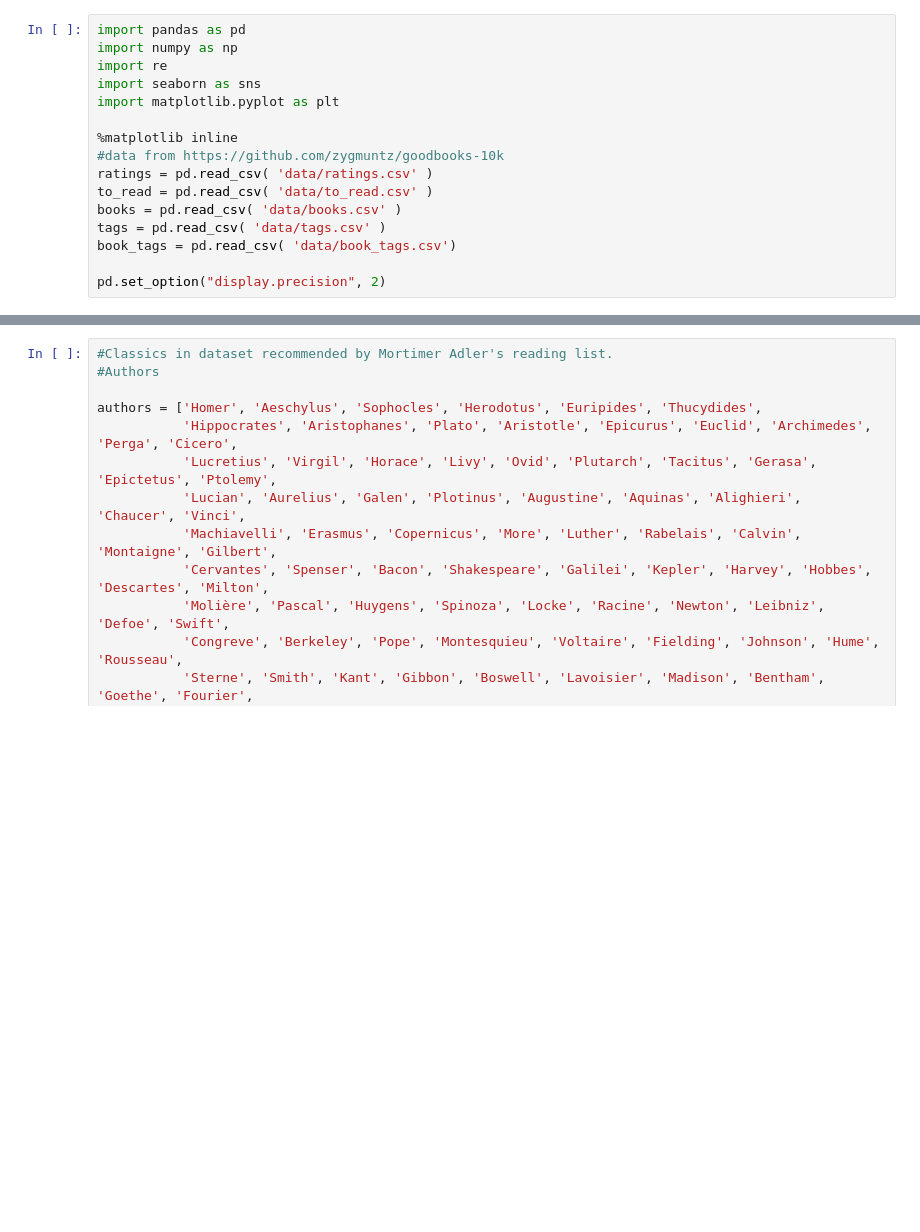
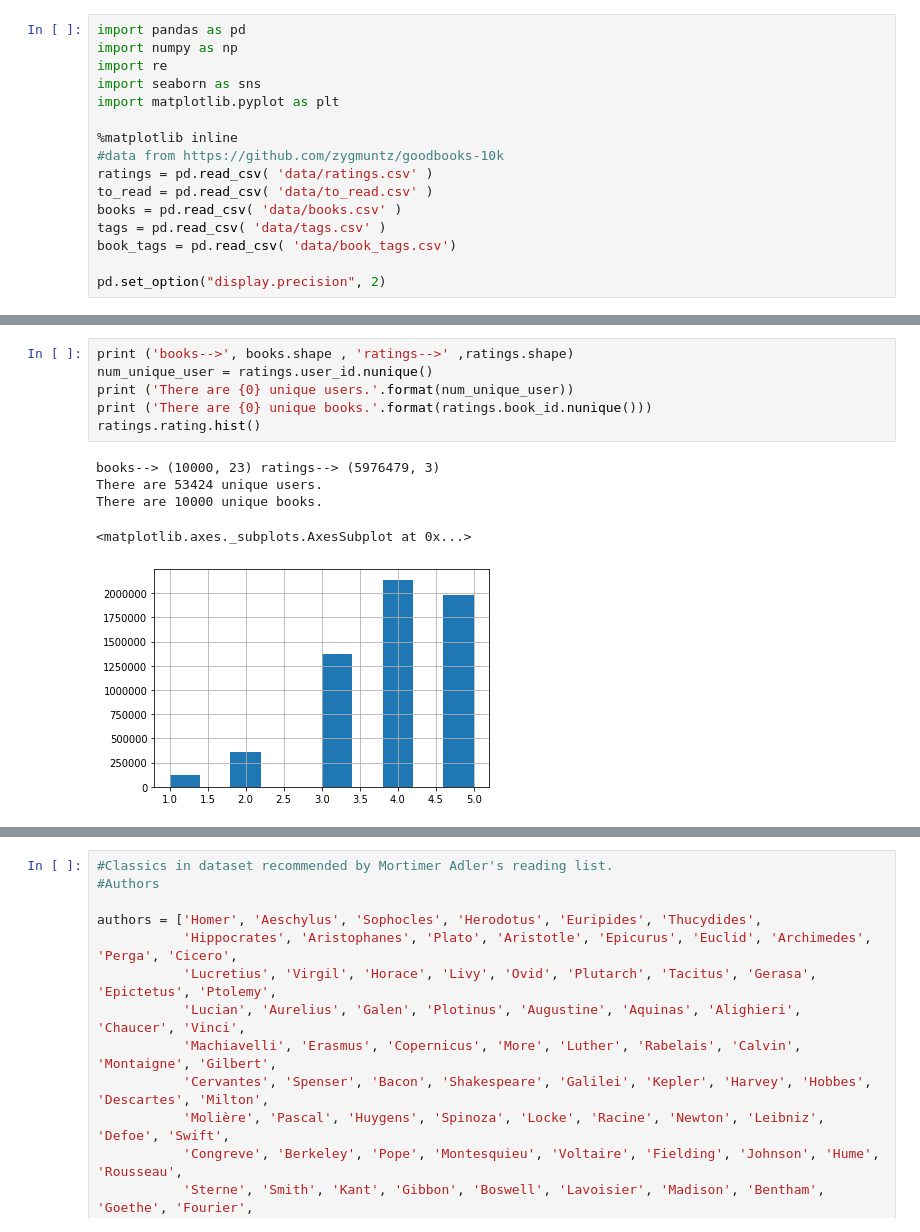
Before and after one commit to kross11480/courses, a Jupyter notebook: goodreads/books_analysis.ipynb, the cells around one changed output, grey strips where cells are left out. Saved outputs shown, nothing was run; the diff lists cells and outputs as text; blank space fills up the shorter version.

```diff
--- a/goodreads/books_analysis.ipynb
+++ b/goodreads/books_analysis.ipynb
@@ -226,0 +33,12 @@ Furthermore, several classics from eastern civilization are absent and the list
+# %%
+print ('books-->', books.shape , 'ratings-->' ,ratings.shape)
+num_unique_user = ratings.user_id.nunique()
+print ('There are {0} unique users.'.format(num_unique_user))
+print ('There are {0} unique books.'.format(ratings.book_id.nunique()))
+ratings.rating.hist()
+# %% [output]
+books--> (10000, 23) ratings--> (5976479, 3)
+There are 53424 unique users.
+There are 10000 unique books.
+<matplotlib.axes._subplots.AxesSubplot at 0x...>
+[figure, added]
```
Also changed, not shown: parts of 56 cells of this notebook.
